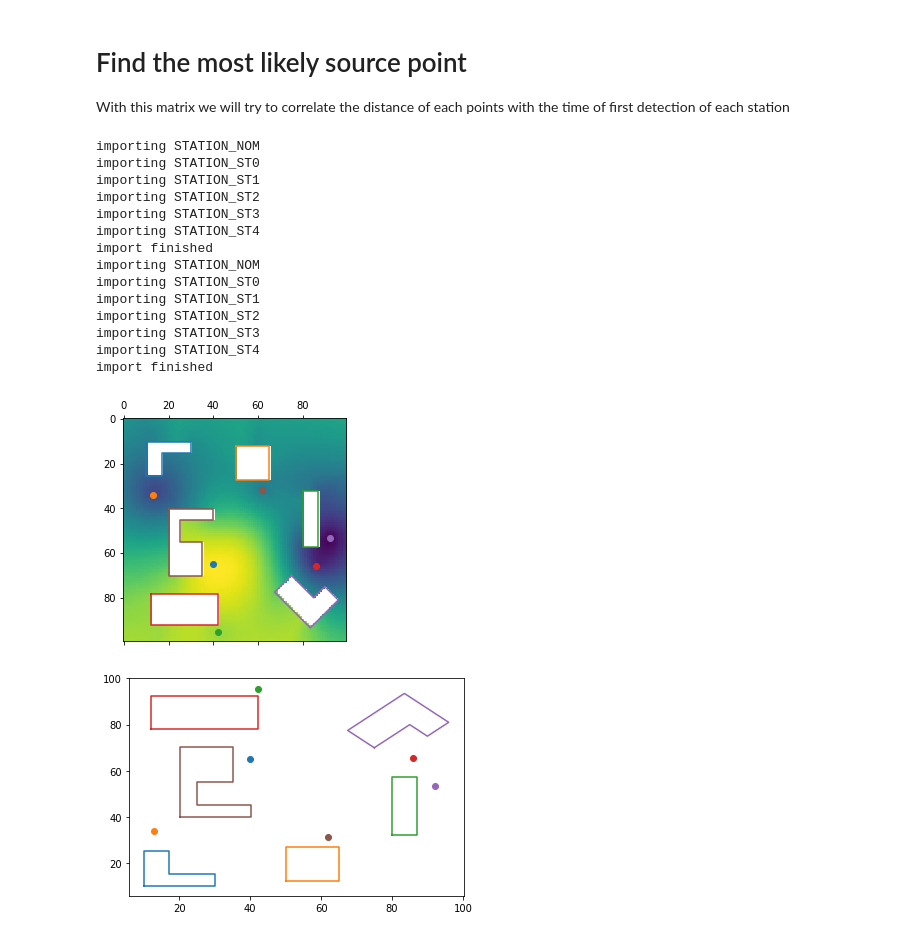
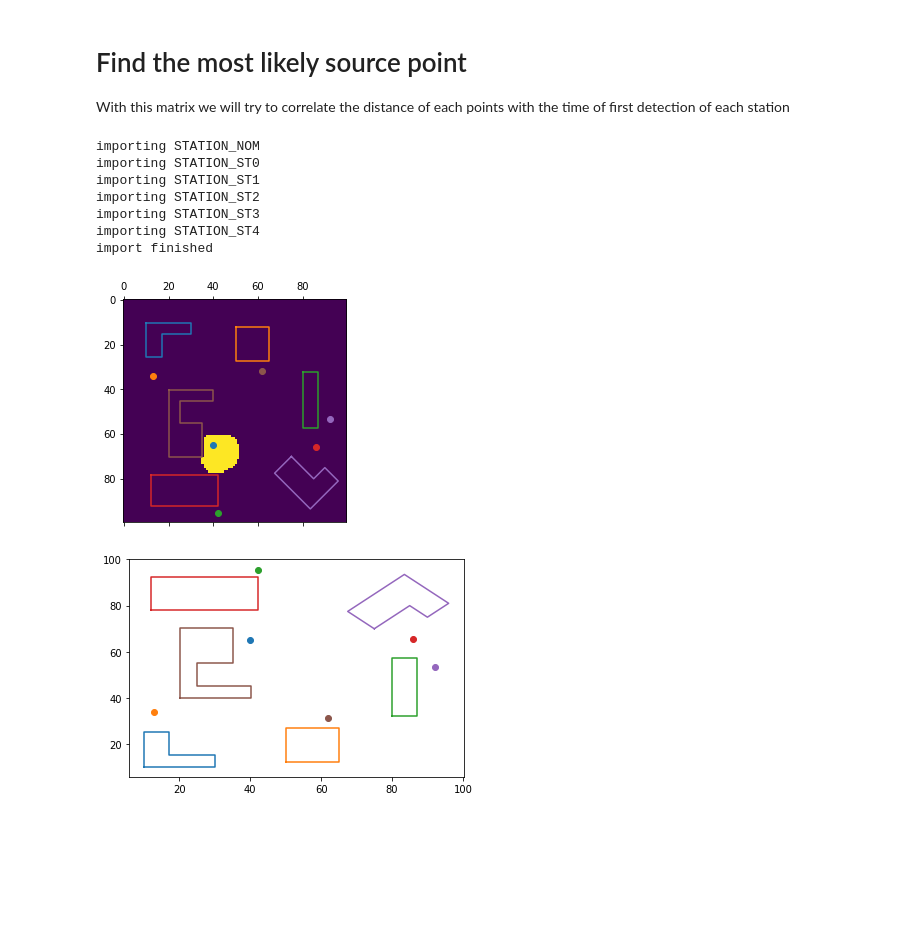
Before and after one commit to Soudini/bomb-finder, a Jupyter notebook: notebook.ipynb, the cells around one changed output. Cells and saved outputs as stored; diff of their text form; code cells hidden in the pictures; blank space fills up the shorter version.

```diff
--- a/notebook.ipynb
+++ b/notebook.ipynb
@@ -20,32 +20,26 @@ With this matrix we will try to correlate the distance of each points with the t
 # %%
 import numpy as np
 import matplotlib.pyplot as plt
 from import_data import import_data
 
 from distance_correlation import correlation
 
 from visualize import *
-plt.matshow(correlation(distance_field).T)
+plt.matshow((correlation(distance_field).T > .99).astype(int))
 
 show_stations_placements()
 plt.savefig("./images/correlation.png")
+plt.colorbar
 plt.show()
 # %% [output]
 importing STATION_NOM
 importing STATION_ST0
 importing STATION_ST1
 importing STATION_ST2
 importing STATION_ST3
 importing STATION_ST4
 import finished
-importing STATION_NOM
-importing STATION_ST0
-importing STATION_ST1
-importing STATION_ST2
-importing STATION_ST3
-importing STATION_ST4
-import finished
-[figure, old version]
+[figure, new version]
 # %%
 from visualize import *
 
```
Also changed, not shown: 20 other files.
